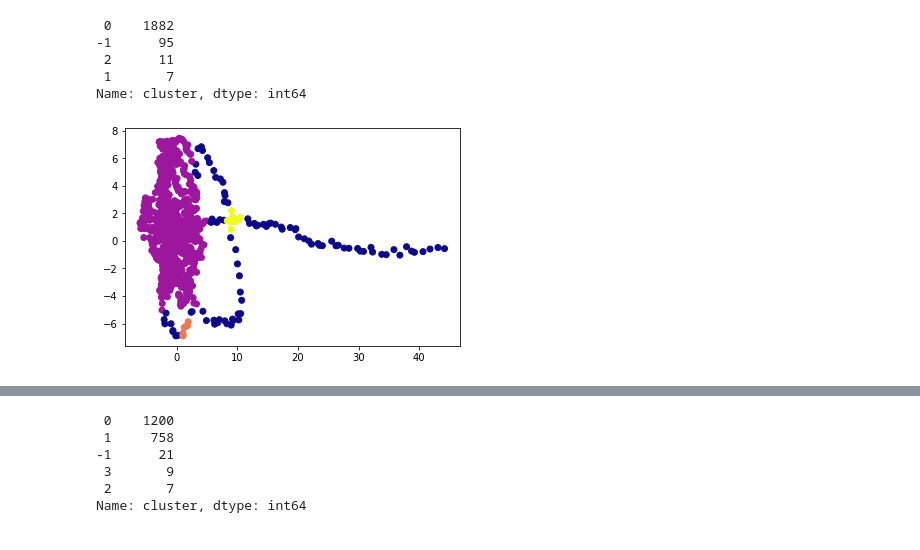
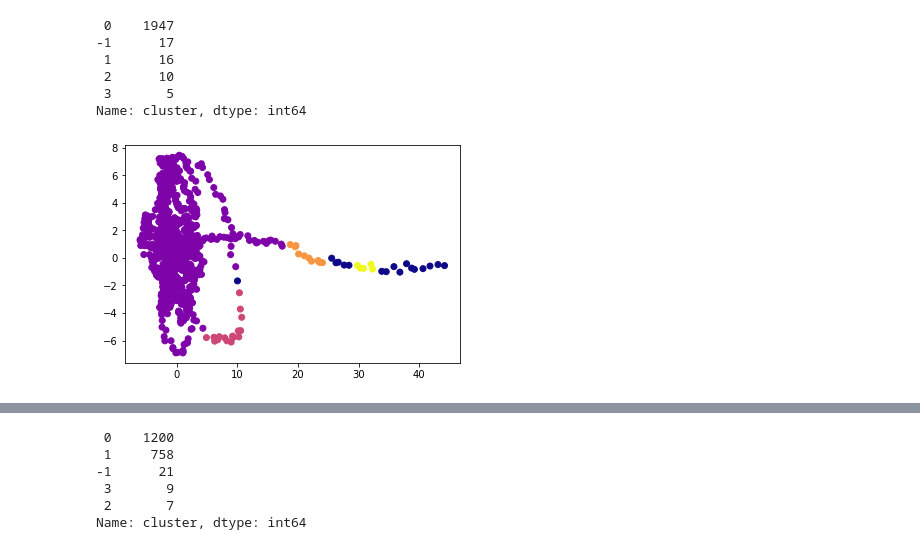
Before and after one commit to hporta1/CHE4230-Semester-Project, a Jupyter notebook: Part 2/Clustering_DBSCAN.ipynb, the cells around one changed output, grey strips where cells are left out. Cells and saved outputs as stored; diff of their text form; code cells hidden in the pictures.

```diff
--- a/Part 2/Clustering_DBSCAN.ipynb
+++ b/Part 2/Clustering_DBSCAN.ipynb
@@ -37,11 +37,13 @@ from sklearn.cluster import DBSCAN
 from sklearn import metrics
 
 
-dbscan_model = DBSCAN(eps= 7.6).fit(tsne_result)
-#i changed episilon until i got 4 clusters
+dbscan_model = DBSCAN(eps= 6).fit(tsne_result)
+#i changed episilon until i got about 5 clusters
 dbscan_model.labels_
 
 df['cluster'] = dbscan_model.labels_
 
 df['cluster'].value_counts()
+
+plt.scatter(tsne_result[:, 0], tsne_result[:,1], c = dbscan_model.labels_, cmap= "plasma")
 # %% [output]
@@ -70,7 +69,7 @@ def IsomapDR(df):
 
 isomap_result = IsomapDR(df)
 
-dbscan_model = DBSCAN(eps= 3.76).fit(isomap_result)
+dbscan_model = DBSCAN(eps= 3.5).fit(isomap_result)
 #i changed episilon until i got 4 clusters
 dbscan_model.labels_
 
@@ -117,21 +113,22 @@ Text(0.5, 1.0, 'DR of the training set by PCA')
 # %%
-dbscan_model = DBSCAN(eps= .75).fit(pca_result)
-#i changed episilon until i got 4 clusters
+dbscan_model = DBSCAN(eps= 1.75).fit(pca_result)
+#i changed episilon until i got 5 clusters
 dbscan_model.labels_
 
 df['cluster'] = dbscan_model.labels_
 
 
 plt.scatter(pca_result[:, 0], pca_result[:,1], c = dbscan_model.labels_, cmap= "plasma")
 
 df['cluster'].value_counts()
 # %% [output]
- 0    1882
--1      95
- 2      11
- 1       7
+ 0    1947
+-1      17
+ 1      16
+ 2      10
+ 3       5
 Name: cluster, dtype: int64
-[figure, old version]
+[figure, new version]
 # %%
 from sklearn.decomposition import TruncatedSVD as SVD
 
```
Also changed, not shown: parts of 10 cells of this notebook, 5 other files.
